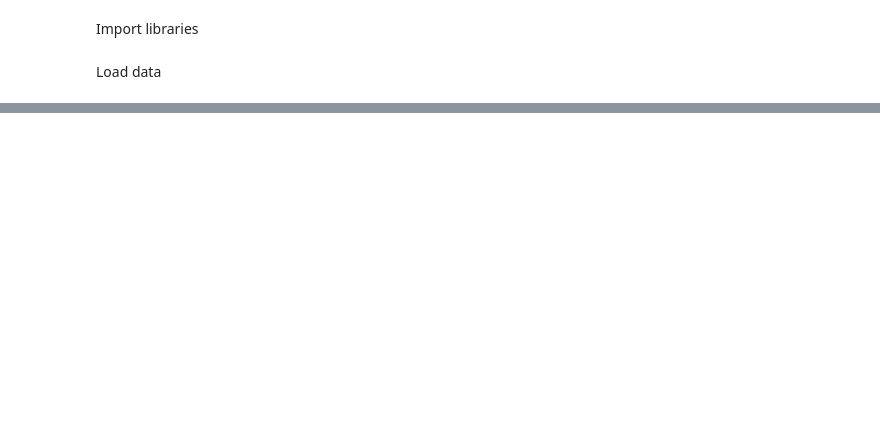
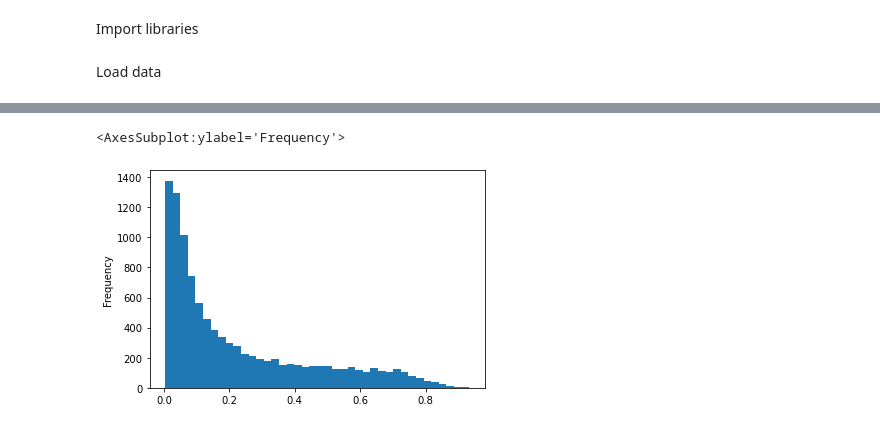
Before and after one commit to kgiangnguyen/wids-datathon-2021, a Jupyter notebook: playground.ipynb, the cells around one changed output, grey strips where cells are left out. Cells and saved outputs as stored; diff of their text form; code cells hidden in the pictures; blank space fills up the shorter version.

Commit message:
Add XGBoost

```diff
--- a/playground.ipynb
+++ b/playground.ipynb
@@ -112,0 +178,30 @@ X_train
+# %%
+labels = train_df['diabetes_mellitus']
+train_df.drop(['diabetes_mellitus'], axis=1, inplace=True)
+# %%
+# Fill in NaNs
+train_mode = train_df[['ethnicity', 'gender', 'hospital_admit_source', 'icu_admit_source', 'icu_stay_type', 'icu_type']].mode(axis=0).iloc[0]
+train_df[['ethnicity', 'gender', 'hospital_admit_source', 'icu_admit_source', 'icu_stay_type', 'icu_type']] = train_df[['ethnicity', 'gender', 'hospital_admit_source', 'icu_admit_source', 'icu_stay_type', 'icu_type']].fillna(train_mode)
+test_df[['ethnicity', 'gender', 'hospital_admit_source', 'icu_admit_source', 'icu_stay_type', 'icu_type']] = test_df[['ethnicity', 'gender', 'hospital_admit_source', 'icu_admit_source', 'icu_stay_type', 'icu_type']].fillna(train_mode)
+
+train_median = train_df.median(axis=0)
+train_df.fillna(train_median, inplace=True)
+test_df.fillna(train_median, inplace=True)
+
+# One-hot encode
+encoder = OneHotEncoder(handle_unknown='ignore')
+train_encoded = encoder.fit_transform(array(train_df[['ethnicity', 'gender', 'hospital_admit_source', 'icu_admit_source', 'icu_stay_type', 'icu_type']])).toarray()
+names = encoder.get_feature_names(['ethnicity', 'gender', 'hospital_admit_source', 'icu_admit_source', 'icu_stay_type', 'icu_type'])
+train_df[names] = train_encoded
+test_df[names] = encoder.transform(array(test_df[['ethnicity', 'gender', 'hospital_admit_source', 'icu_admit_source', 'icu_stay_type', 'icu_type']])).toarray()
+train_df.drop(['ethnicity', 'gender', 'hospital_admit_source', 'icu_admit_source', 'icu_stay_type', 'icu_type'], axis=1, inplace=True)
+test_df.drop(['ethnicity', 'gender', 'hospital_admit_source', 'icu_admit_source', 'icu_stay_type', 'icu_type'], axis=1, inplace=True)
+
+# Fit XGBoost
+xgb_classifier = XGBClassifier(learning_rate=0.1)
+xgb_classifier.fit(train_df, labels)
+
+prediction = xgb_classifier.predict_proba(test_df)[:, 1]
+submission = pd.DataFrame()
+submission['encounter_id'] = test_df['encounter_id']
+submission['diabetes_mellitus'] = prediction
@@ -112,0 +210,5 @@ X_train
+# %%
+submission['diabetes_mellitus'].plot.hist(bins=40)
+# %% [output]
+<AxesSubplot:ylabel='Frequency'>
+[figure, added]
```
Also changed, not shown: parts of 28 cells of this notebook, 2 other files.
